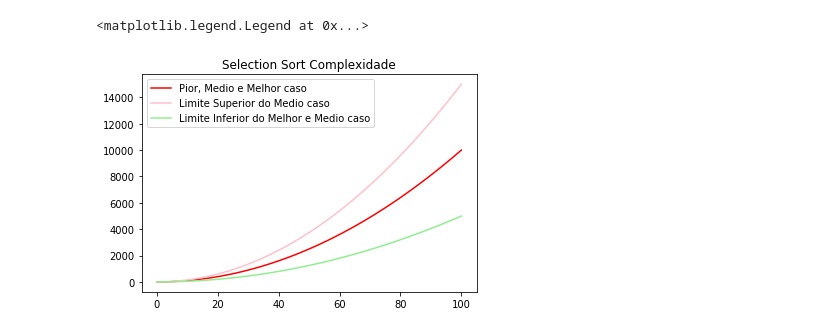
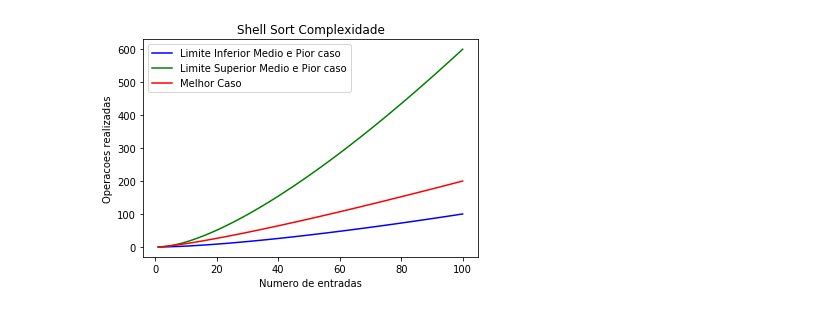
Before and after one commit to Guihgo/SortMethodsAlgorithms, a Jupyter notebook: output_python3.ipynb, the cells around one changed output. Cells and saved outputs as stored; diff of their text form; code cells hidden in the pictures.

Commit message:
Plots Terminados, so falta colocar no arquivo

```diff
--- a/output_python3.ipynb
+++ b/output_python3.ipynb
@@ -47,9 +48,0 @@ plt.legend(handles = [limiteSupMedioCaso, piorMedioCaso,limiteInfMelhorMedioCaso
-# %%
-inf = 0.5
-sup = 1.5
-plt.title('Selection Sort Complexidade')
-print('Tanto para o melhor, pior e medio caso sua complexidade e de O(n^2)')
-PiorMedioMelhorCaso, = plt.plot(x, x**2, 'r-', label = 'Pior Medio Melhor caso')
-limiteSupMedioCaso, = plt.plot(x, sup*x**2, 'pink', label = 'Limite Superior do Medio caso')
-limiteInfMelhorMedioCaso, = plt.plot(x, inf*x**2, 'lightgreen', label = 'Limite Inferior do Melhor e Medio caso')
-plt.legend(handles = [PiorMedioMelhorCaso, limiteSupMedioCaso, limiteInfMelhorMedioCaso])
@@ -60,8 +48,0 @@ Tanto para o melhor, pior e medio caso sua complexidade e de O(n^2)
-# %%
-inf = 0.5
-sup = 1.5
-plt.title('Selection Sort Complexidade')
-PiorMedioMelhorCaso, = plt.plot(x, x**2, 'r-', label = 'Pior Medio Melhor caso')
-limiteSupMedioCaso, = plt.plot(x, sup*x**2, 'pink', label = 'Limite Superior do Medio caso')
-limiteInfMelhorMedioCaso, = plt.plot(x, inf*x**2, 'lightgreen', label = 'Limite Inferior do Melhor e Medio caso')
-plt.legend(handles = [PiorMedioMelhorCaso, limiteSupMedioCaso, limiteInfMelhorMedioCaso])
@@ -71,8 +48,0 @@ plt.legend(handles = [PiorMedioMelhorCaso, limiteSupMedioCaso, limiteInfMelhorMe
-# %%
-inf = 0.5
-sup = 1.5
-plt.title('Selection Sort Complexidade')
-PiorMedioMelhorCaso, = plt.plot(x, x**2, 'r-', label = 'Pior Medio Melhor caso')
-limiteSupMedioCaso, = plt.plot(x, sup*x**2, 'pink', label = 'Limite Superior do Medio caso')
-limiteInfMelhorMedioCaso, = plt.plot(x, inf*x**2, 'lightgreen', label = 'Limite Inferior do Melhor e Medio caso')
-plt.legend(handles = [PiorMedioMelhorCaso, limiteSupMedioCaso, limiteInfMelhorMedioCaso])
@@ -82,11 +49,11 @@ plt.legend(handles = [PiorMedioMelhorCaso, limiteSupMedioCaso, limiteInfMelhorMe
 # %%
-inf = 0.5
-sup = 1.5
-plt.title('Selection Sort Complexidade')
-PiorMedioMelhorCaso, = plt.plot(x, x**2, 'r-', label = 'Pior, Medio e Melhor caso')
-limiteSupMedioCaso, = plt.plot(x, sup*x**2, 'pink', label = 'Limite Superior do Medio caso')
-limiteInfMelhorMedioCaso, = plt.plot(x, inf*x**2, 'lightgreen', label = 'Limite Inferior do Melhor e Medio caso')
-plt.legend(handles = [PiorMedioMelhorCaso, limiteSupMedioCaso, limiteInfMelhorMedioCaso])
+plt.title('Shell Sort Complexidade')
+limiteInfMedioPiorCaso, = plt.plot(x, 0.5*inf*(x*(np.log10(x)**2)), 'b-', label = 'Limite Inferior Medio e Pior caso')
+limiteSupMedioPiorCaso, = plt.plot(x, sup*(x*(np.log10(x)**2)), 'g-', label = 'Limite Superior Medio e Pior caso')
+melhorCaso, = plt.plot(x, (x*np.log10(x)), 'r-', label = 'Melhor Caso')
+plt.legend(handles = [limiteInfMedioPiorCaso, limiteSupMedioPiorCaso, melhorCaso])
+plt.xlabel('Numero de entradas')
+plt.ylabel('Operacoes realizadas')
+plt.savefig('/Users/joaomarcelo/Desktop/temp/ShellSortComplexity.pdf', format = 'pdf')
 # %% [output]
-<matplotlib.legend.Legend at 0x...>
-[figure, old version]
+[figure, new version]
```
Also changed, not shown: parts of 14 cells of this notebook, 1 other file.
